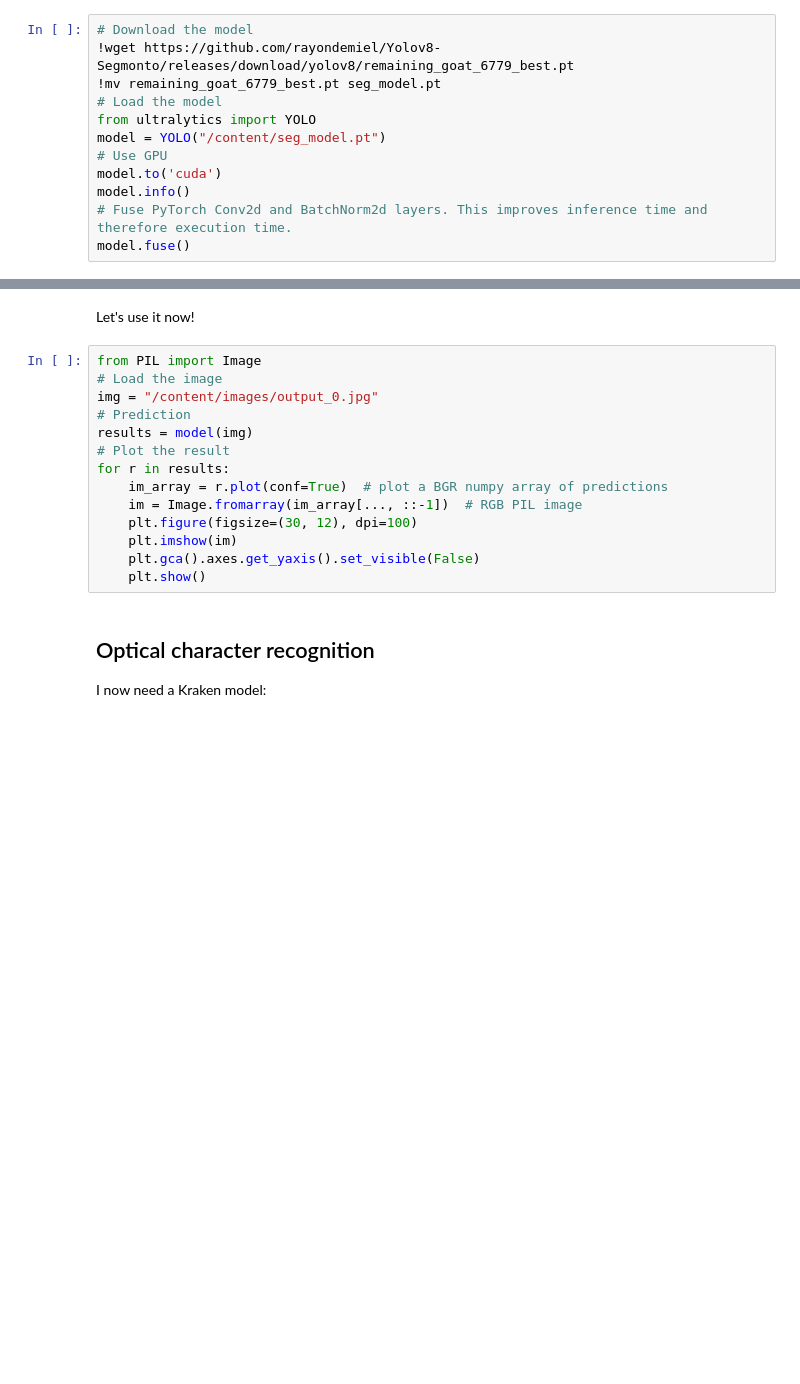
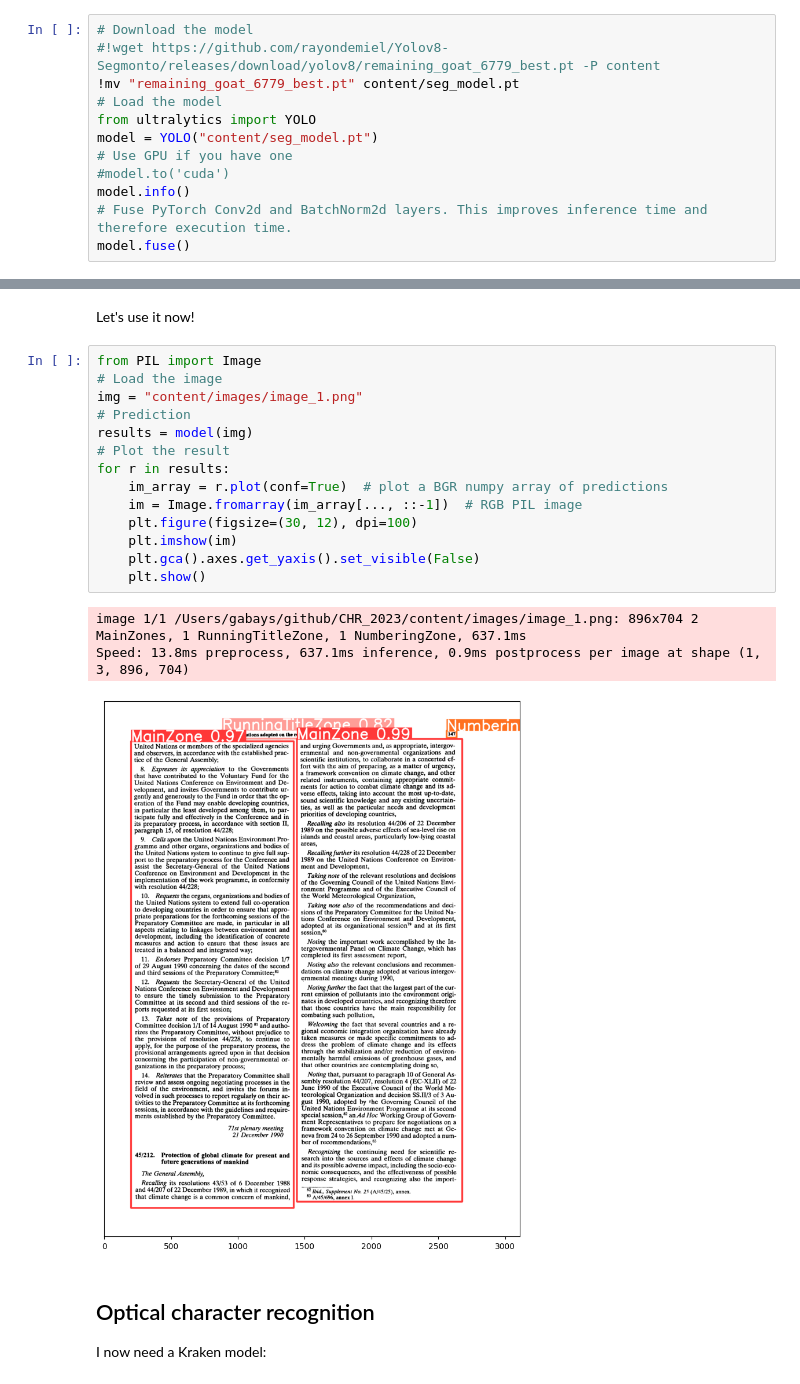
Before and after one commit to gabays/CHR_2023, a Jupyter notebook: CHR_digital_diplomacy.ipynb, the cells around one changed output, grey strips where cells are left out. Saved outputs shown, nothing was run; the diff lists cells and outputs as text; blank space fills up the shorter version.

```diff
--- a/CHR_digital_diplomacy.ipynb
+++ b/CHR_digital_diplomacy.ipynb
@@ -89,13 +125,13 @@ The University of Geneva is contributing via its own instance called [FoNDUE](ht
 <img src="https://raw.githubusercontent.com/gabays/CHR_2023/main/images/Fondue.png" height="250px">
 # %%
 # Download the model
-!wget https://github.com/rayondemiel/Yolov8-Segmonto/releases/download/yolov8/remaining_goat_6779_best.pt
-!mv remaining_goat_6779_best.pt seg_model.pt
+#!wget https://github.com/rayondemiel/Yolov8-Segmonto/releases/download/yolov8/remaining_goat_6779_best.pt -P content
+!mv "remaining_goat_6779_best.pt" content/seg_model.pt
 # Load the model
 from ultralytics import YOLO
-model = YOLO("/content/seg_model.pt")
-# Use GPU
-model.to('cuda')
+model = YOLO("content/seg_model.pt")
+# Use GPU if you have one
+#model.to('cuda')
 model.info()
 # Fuse PyTorch Conv2d and BatchNorm2d layers. This improves inference time and therefore execution time.
 model.fuse()
@@ -104,17 +143,21 @@ Let's use it now!
 # %%
 from PIL import Image
 # Load the image
-img = "/content/images/output_0.jpg"
+img = "content/images/image_1.png"
 # Prediction
 results = model(img)
 # Plot the result
 for r in results:
     im_array = r.plot(conf=True)  # plot a BGR numpy array of predictions
     im = Image.fromarray(im_array[..., ::-1])  # RGB PIL image
     plt.figure(figsize=(30, 12), dpi=100)
     plt.imshow(im)
     plt.gca().axes.get_yaxis().set_visible(False)
     plt.show()
+# %% [output]
+image 1/1 /Users/gabays/github/CHR_2023/content/images/image_1.png: 896x704 2 MainZones, 1 RunningTitleZone, 1 NumberingZone, 637.1ms
+Speed: 13.8ms preprocess, 637.1ms inference, 0.9ms postprocess per image at shape (1, 3, 896, 704)
+[figure, added]
 # %% [markdown]
 ## Optical character recognition
 
```
Also changed, not shown: parts of 14 cells of this notebook.
